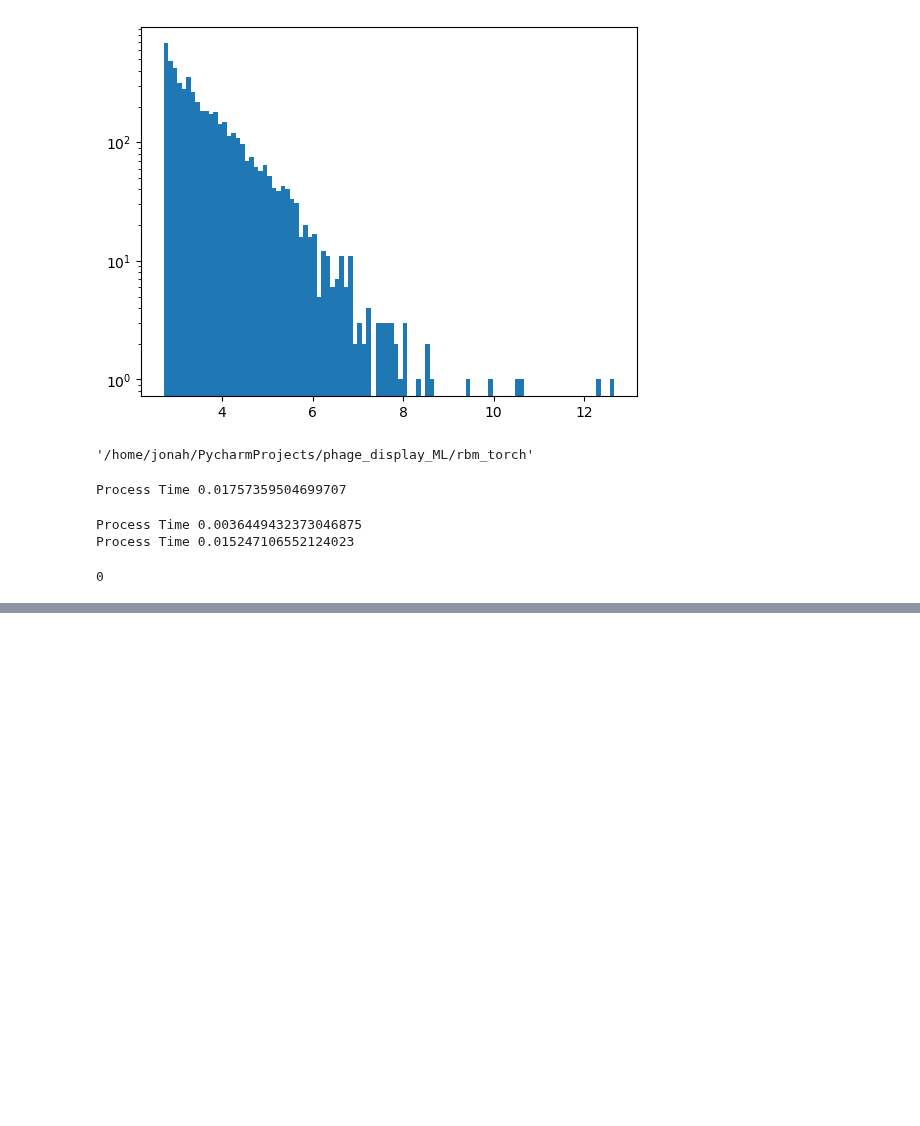
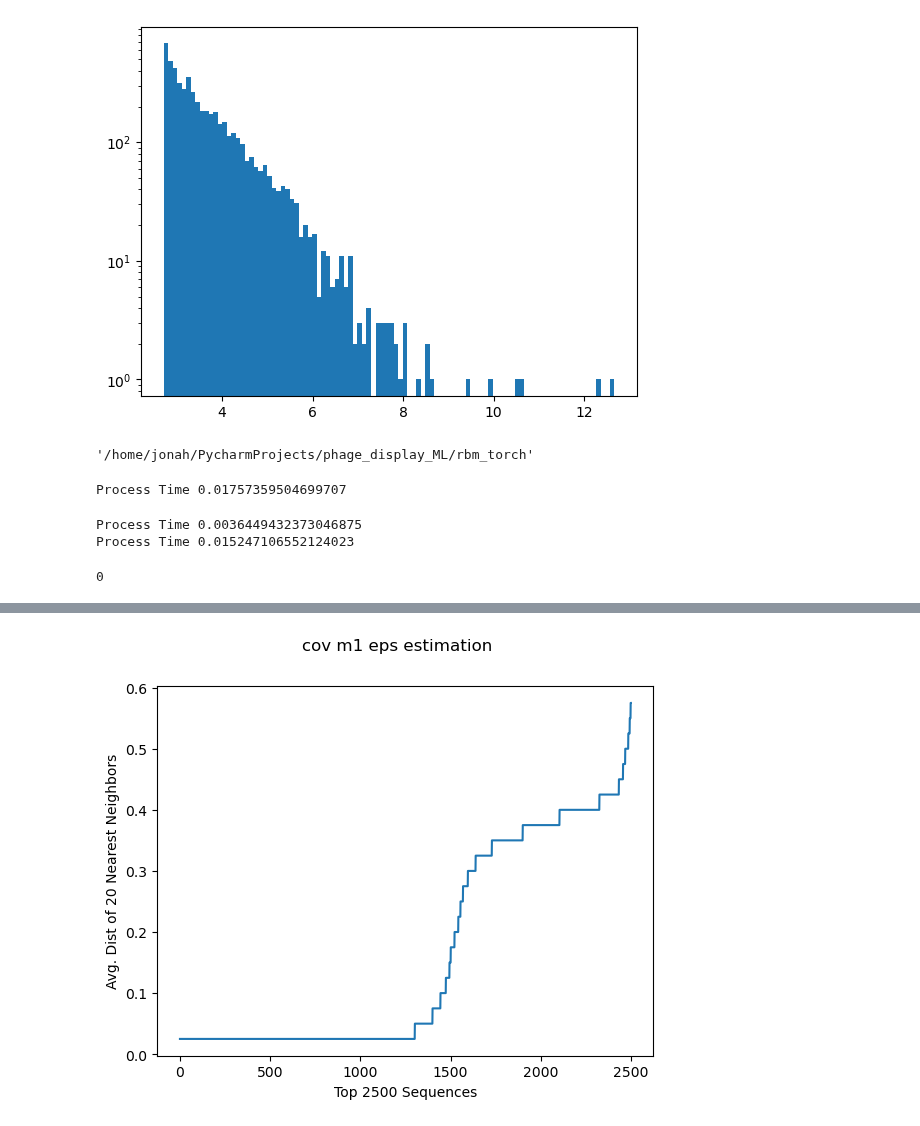
Before and after one commit to Jonahowns/phage_display_ML, a Jupyter notebook: datasets/cov_dataset_prep_example.ipynb, the cells around one changed output, grey strips where cells are left out. Cells and saved outputs as stored; diff of their text form; code cells hidden in the pictures; blank space fills up the shorter version.

```diff
--- a/datasets/cov_dataset_prep_example.ipynb
+++ b/datasets/cov_dataset_prep_example.ipynb
@@ -536,0 +560,4 @@ sp.call(f"python submit.py -d cov -r m1c -p wzhengpu1 -q wildfire -m crbm -e 200
+# %%
+cm.estimate_dbscan_eps(cat, nn=20, top_dists=2500, title="cov m1 eps estimation")
+# %% [output]
+[figure, added]
```
Also changed, not shown: parts of 8 cells of this notebook, 6 other files.
